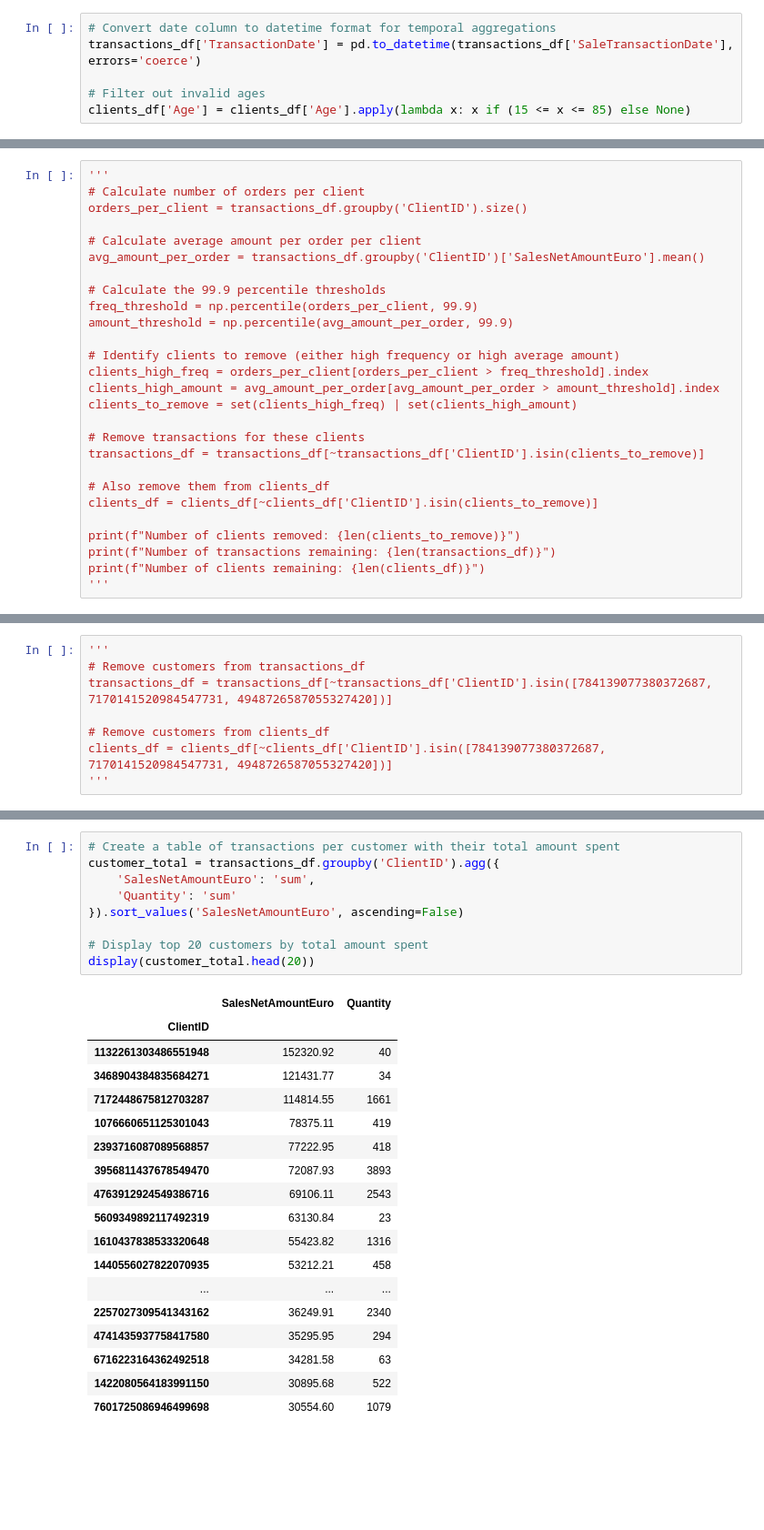
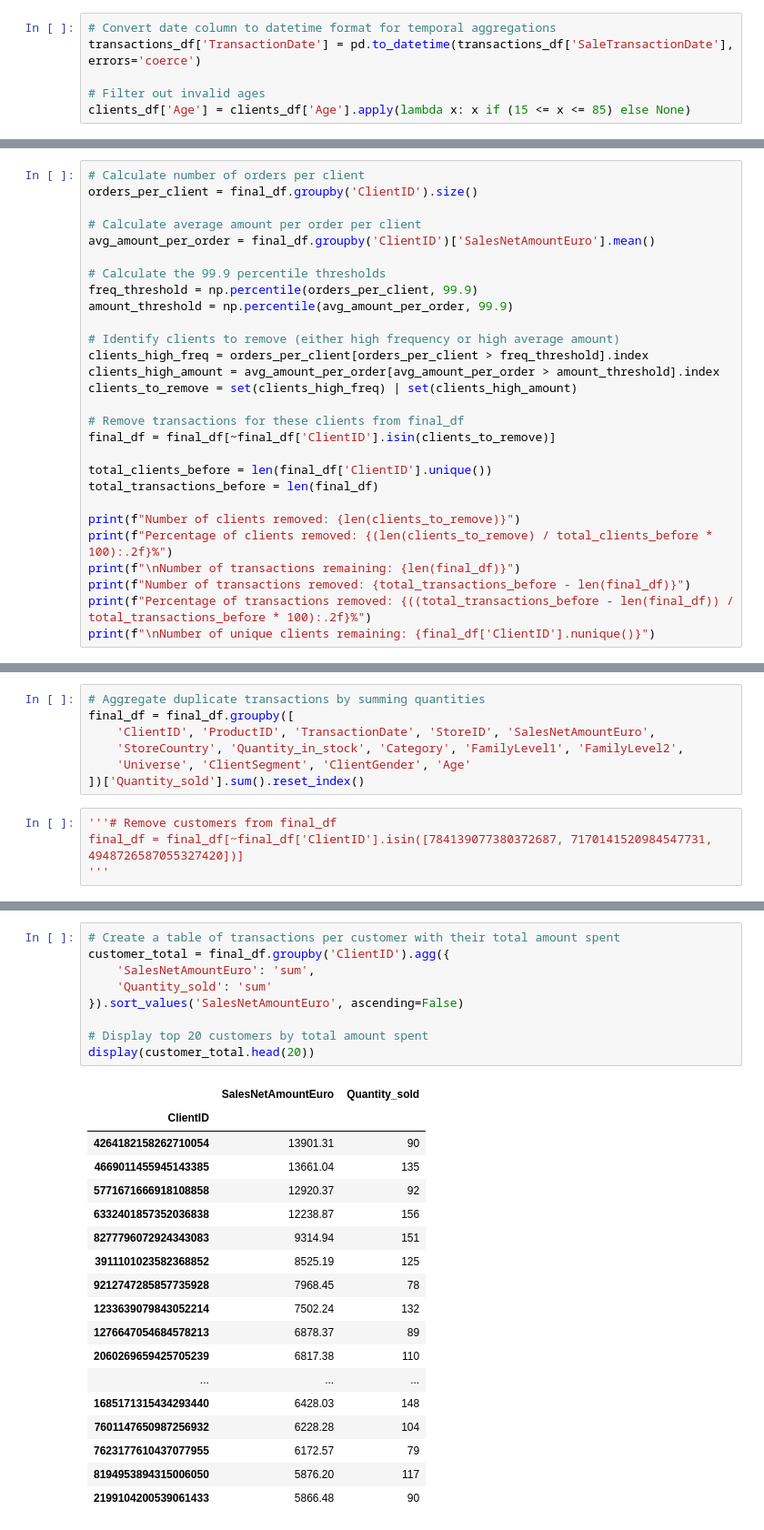
Before and after one commit to ravhello/hackathon, a Jupyter notebook: exploration.ipynb, the cells around one changed output, grey strips where cells are left out. Shown at 91% size. Saved outputs shown, nothing was run; the diff lists cells and outputs as text; blank space fills up the shorter version.

```diff
--- a/exploration.ipynb
+++ b/exploration.ipynb
@@ -38,10 +266,9 @@ clients_df['Age'] = clients_df['Age'].apply(lambda x: x if (15 <= x <= 85) else
 # %%
-'''
 # Calculate number of orders per client
-orders_per_client = transactions_df.groupby('ClientID').size()
+orders_per_client = final_df.groupby('ClientID').size()
 
 # Calculate average amount per order per client
-avg_amount_per_order = transactions_df.groupby('ClientID')['SalesNetAmountEuro'].mean()
+avg_amount_per_order = final_df.groupby('ClientID')['SalesNetAmountEuro'].mean()
 
 # Calculate the 99.9 percentile thresholds
 freq_threshold = np.percentile(orders_per_client, 99.9)
@@ -52,13 +279,15 @@ clients_high_freq = orders_per_client[orders_per_client > freq_threshold].index
 clients_high_amount = avg_amount_per_order[avg_amount_per_order > amount_threshold].index
 clients_to_remove = set(clients_high_freq) | set(clients_high_amount)
 
-# Remove transactions for these clients
-transactions_df = transactions_df[~transactions_df['ClientID'].isin(clients_to_remove)]
+# Remove transactions for these clients from final_df
+final_df = final_df[~final_df['ClientID'].isin(clients_to_remove)]
 
-# Also remove them from clients_df
-clients_df = clients_df[~clients_df['ClientID'].isin(clients_to_remove)]
+total_clients_before = len(final_df['ClientID'].unique())
+total_transactions_before = len(final_df)
 
 print(f"Number of clients removed: {len(clients_to_remove)}")
-print(f"Number of transactions remaining: {len(transactions_df)}")
-print(f"Number of clients remaining: {len(clients_df)}")
-'''
+print(f"Percentage of clients removed: {(len(clients_to_remove) / total_clients_before * 100):.2f}%")
+print(f"\nNumber of transactions remaining: {len(final_df)}")
+print(f"Number of transactions removed: {total_transactions_before - len(final_df)}")
+print(f"Percentage of transactions removed: {((total_transactions_before - len(final_df)) / total_transactions_before * 100):.2f}%")
+print(f"\nNumber of unique clients remaining: {final_df['ClientID'].nunique()}")
@@ -65,8 +367,11 @@ print(f"Number of clients remaining: {len(clients_df)}")
+# %%
+# Aggregate duplicate transactions by summing quantities
+final_df = final_df.groupby([
+    'ClientID', 'ProductID', 'TransactionDate', 'StoreID', 'SalesNetAmountEuro',
+    'StoreCountry', 'Quantity_in_stock', 'Category', 'FamilyLevel1', 'FamilyLevel2',
+    'Universe', 'ClientSegment', 'ClientGender', 'Age'
+])['Quantity_sold'].sum().reset_index()
 # %%
+'''# Remove customers from final_df
+final_df = final_df[~final_df['ClientID'].isin([784139077380372687, 7170141520984547731, 4948726587055327420])]
 '''
-# Remove customers from transactions_df
-transactions_df = transactions_df[~transactions_df['ClientID'].isin([784139077380372687, 7170141520984547731, 4948726587055327420])]
-
-# Remove customers from clients_df
-clients_df = clients_df[~clients_df['ClientID'].isin([784139077380372687, 7170141520984547731, 4948726587055327420])]
-'''
@@ -565,28 +720,28 @@ plt.show()
 # %%
 # Create a table of transactions per customer with their total amount spent
-customer_total = transactions_df.groupby('ClientID').agg({
+customer_total = final_df.groupby('ClientID').agg({
     'SalesNetAmountEuro': 'sum',
-    'Quantity': 'sum'
+    'Quantity_sold': 'sum'
 }).sort_values('SalesNetAmountEuro', ascending=False)
 
 # Display top 20 customers by total amount spent
 display(customer_total.head(20))
 # %% [output]
-|  | SalesNetAmountEuro | Quantity |
+|  | SalesNetAmountEuro | Quantity_sold |
 | ClientID |  |  |
-| 1132261303486551948 | 152320.92 | 40 |
-| 3468904384835684271 | 121431.77 | 34 |
-| 7172448675812703287 | 114814.55 | 1661 |
-| 1076660651125301043 | 78375.11 | 419 |
-| 2393716087089568857 | 77222.95 | 418 |
-| 3956811437678549470 | 72087.93 | 3893 |
-| 4763912924549386716 | 69106.11 | 2543 |
-| 5609349892117492319 | 63130.84 | 23 |
-| 1610437838533320648 | 55423.82 | 1316 |
-| 1440556027822070935 | 53212.21 | 458 |
+| 4264182158262710054 | 13901.31 | 90 |
+| 4669011455945143385 | 13661.04 | 135 |
+| 5771671666918108858 | 12920.37 | 92 |
+| 6332401857352036838 | 12238.87 | 156 |
+| 8277796072924343083 | 9314.94 | 151 |
+| 3911101023582368852 | 8525.19 | 125 |
+| 9212747285857735928 | 7968.45 | 78 |
+| 1233639079843052214 | 7502.24 | 132 |
+| 1276647054684578213 | 6878.37 | 89 |
+| 2060269659425705239 | 6817.38 | 110 |
 | ... | ... | ... |
-| 2257027309541343162 | 36249.91 | 2340 |
-| 4741435937758417580 | 35295.95 | 294 |
-| 6716223164362492518 | 34281.58 | 63 |
-| 1422080564183991150 | 30895.68 | 522 |
-| 7601725086946499698 | 30554.60 | 1079 |
+| 1685171315434293440 | 6428.03 | 148 |
+| 7601147650987256932 | 6228.28 | 104 |
+| 7623177610437077955 | 6172.57 | 79 |
+| 8194953894315006050 | 5876.20 | 117 |
+| 2199104200539061433 | 5866.48 | 90 |
```
Also changed, not shown: parts of 26 cells of this notebook.
